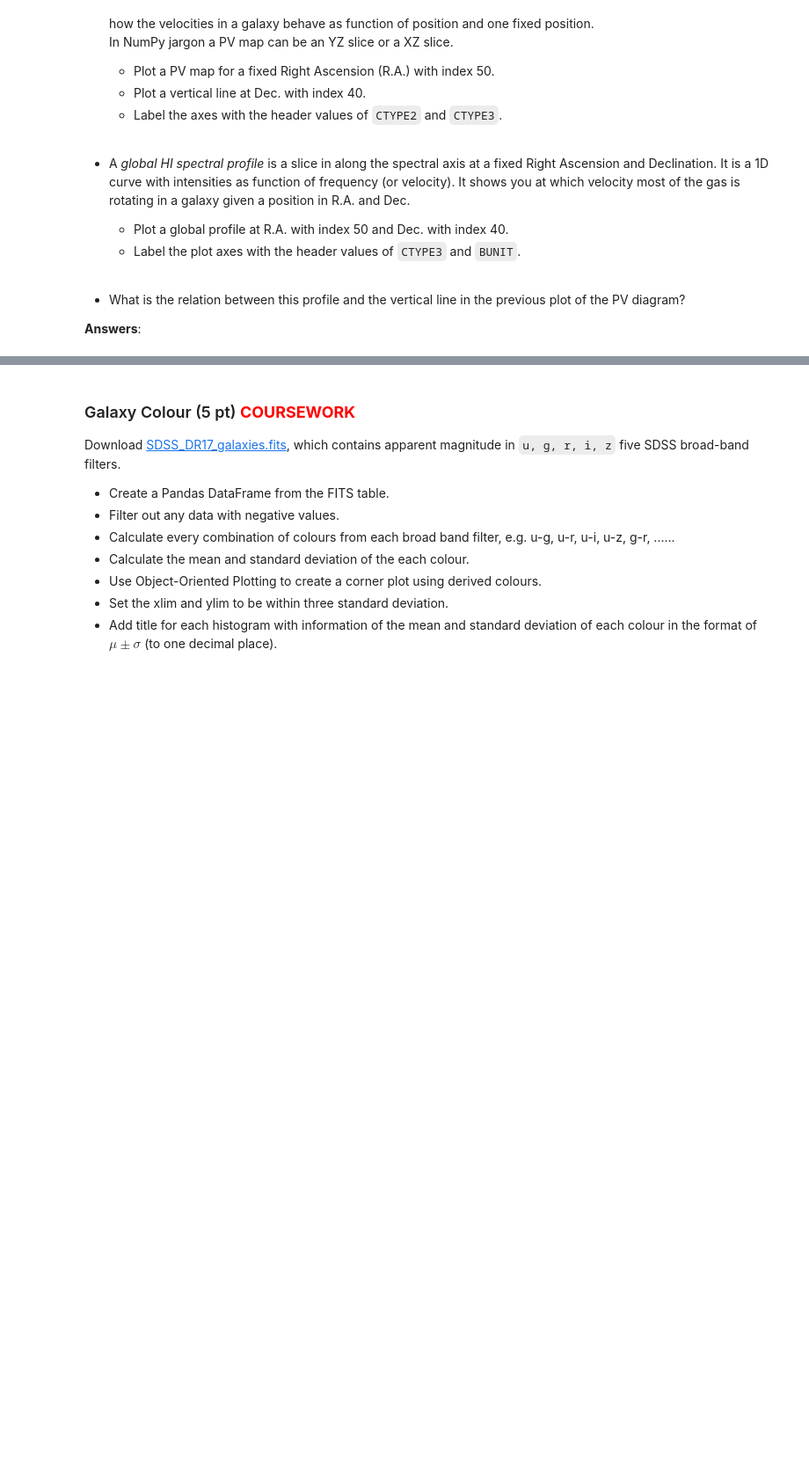
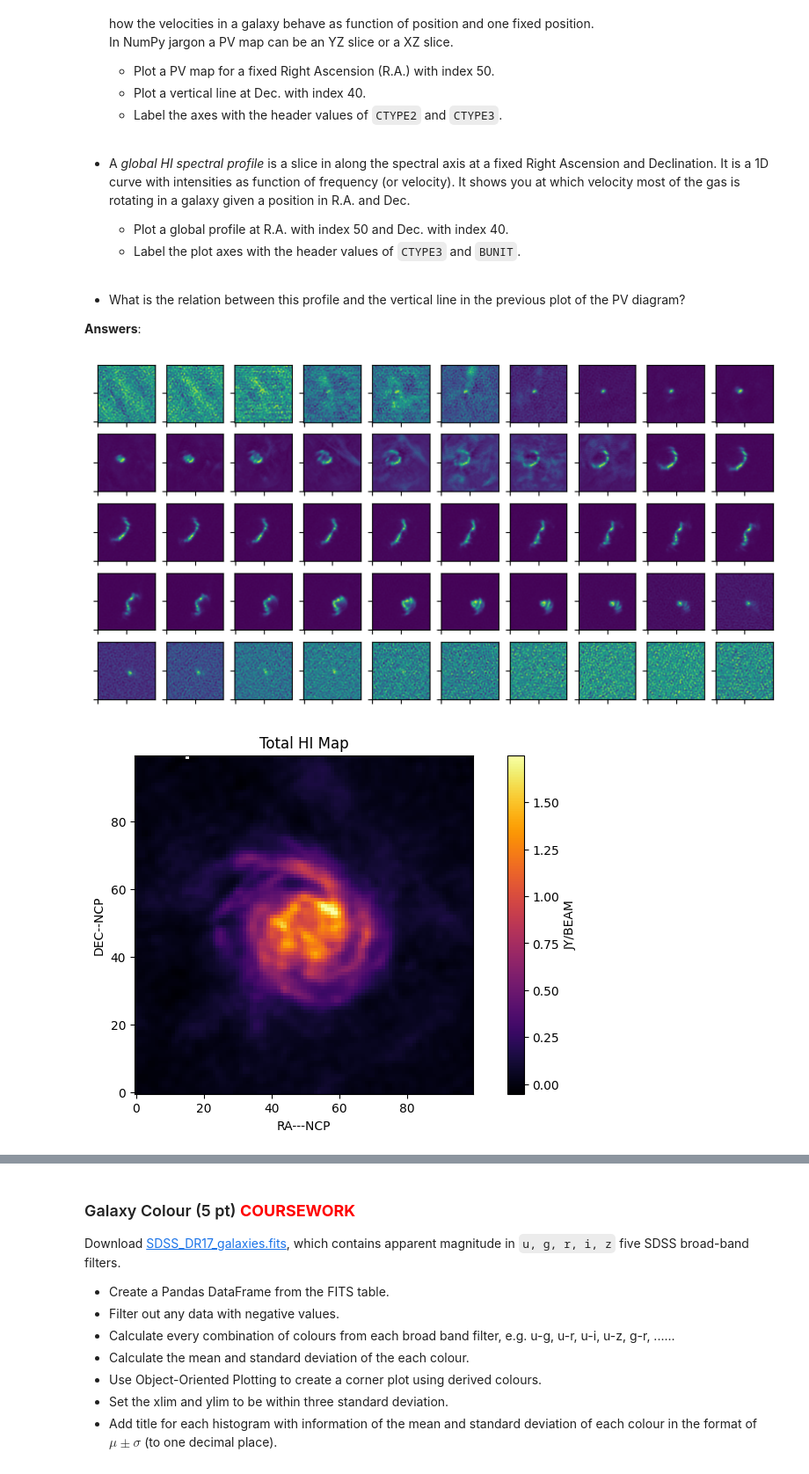
Before and after one commit to irfrank/PROGNUM-repo, a Jupyter notebook: Task6/s6414117_Coursework6.ipynb, the cells around one changed output, grey strips where cells are left out. Shown at 88% size. Saved outputs shown, nothing was run; the diff lists cells and outputs as text; code cells hidden in the pictures; blank space fills up the shorter version.

```diff
--- a/Task6/s6414117_Coursework6.ipynb
+++ b/Task6/s6414117_Coursework6.ipynb
@@ -50,21 +50,73 @@ totalpoints = currentpoints = 0
 # %%
 from astropy.io import fits
 import numpy as np
 import matplotlib.pyplot as plt
 from matplotlib.pyplot import figure
 
 hdulist = fits.open('ngc6946.fits')
 dat = hdulist[0].data
+header = hdulist[0].header
 
-#create mosaic
-z_indices= list(range(1, 101, 2))
+#create mosaic of 5x10 channel maps
+z_indices= range(1, 101, 2)
 row= 5
-columns= 10
+column= 10
 
-fig =figure()
-frame=fig.add_subplot(1,1,1)
+fig, frame= plt.subplots(row, columns, figsize=(10, 5))
 
-for i in z_indices:
+for i, z in enumerate (z_indices):
+    c= i%column
+    r=i//column
+    ax=frame[r,c]
+    ax.imshow(dat[z], origin='lower', cmap='viridis')
+    ax.set_yticklabels([])
+    ax.set_xticklabels([])
 
-    set_yticklabels([])
-    set_xticklabels([])
+plt.show()
+
+
+#total hi map
+good_channels=range(20, 80)
+total_HI=np.sum(dat[good_channels,:,:], axis=0)
+fig1, frame1= plt.subplots(figsize=(10, 5))
+img=frame1.imshow(total_HI, origin='lower', cmap='inferno')
+frame1.set_xlabel(header['CTYPE1'])
+frame1.set_ylabel(header['CTYPE2'])
+
+#colorbar
+plt.colorbar(img, label=header["BUNIT"])
+
+frame1.set_title("Total HI Map")
+plt.show()
+
+
+#PV
+RA_idx= 50
+DE_idx= 40
+
+pv_map= dat[:,:,RA_idx]
+fig2, frame2= plt.subplots(figsize=(6, 5))
+img=frame2.imshow(pv_map.T, origin='lower', cmap='viridis')
+frame2.axvline(x=DE_idx, color='red')
+frame2.set_xlabel(header['CTYPE2'])
+frame2.set_ylabel(header['CTYPE3'])
+frame2.set_title('PV Map')
+plt.show()
+
+#global HI spectral profile
+RA_idx= 50
+DE_idx= 40
+
+profile= dat[:,DE_idx,RA_idx]
+plt.figure(figsize=(8,3))
+plt.plot(profile, color='magenta')
+plt.xlabel(header['CTYPE3'])
+plt.ylabel(header['BUNIT'])
+plt.title('global HI spectral profile')
+plt.show()
+
+#What is the relation between this profile and the vertical line in the previous plot of the PV diagram?
+#The profile is the 1D version of the PV Map along the vertical line that was plotted
+# %% [output]
+[figure, added]
+[figure, added]
```
Also changed, not shown: parts of 5 cells of this notebook, 4 other files.
